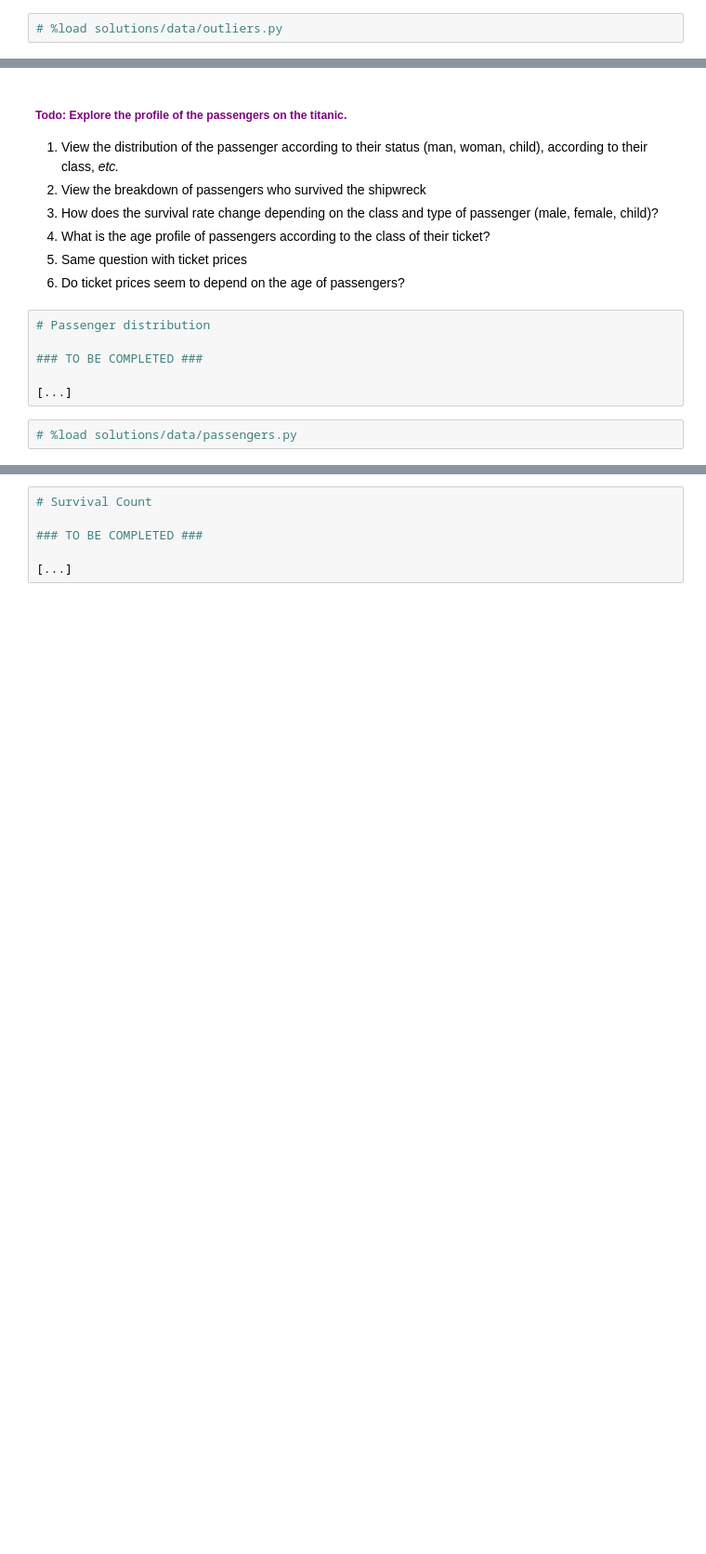
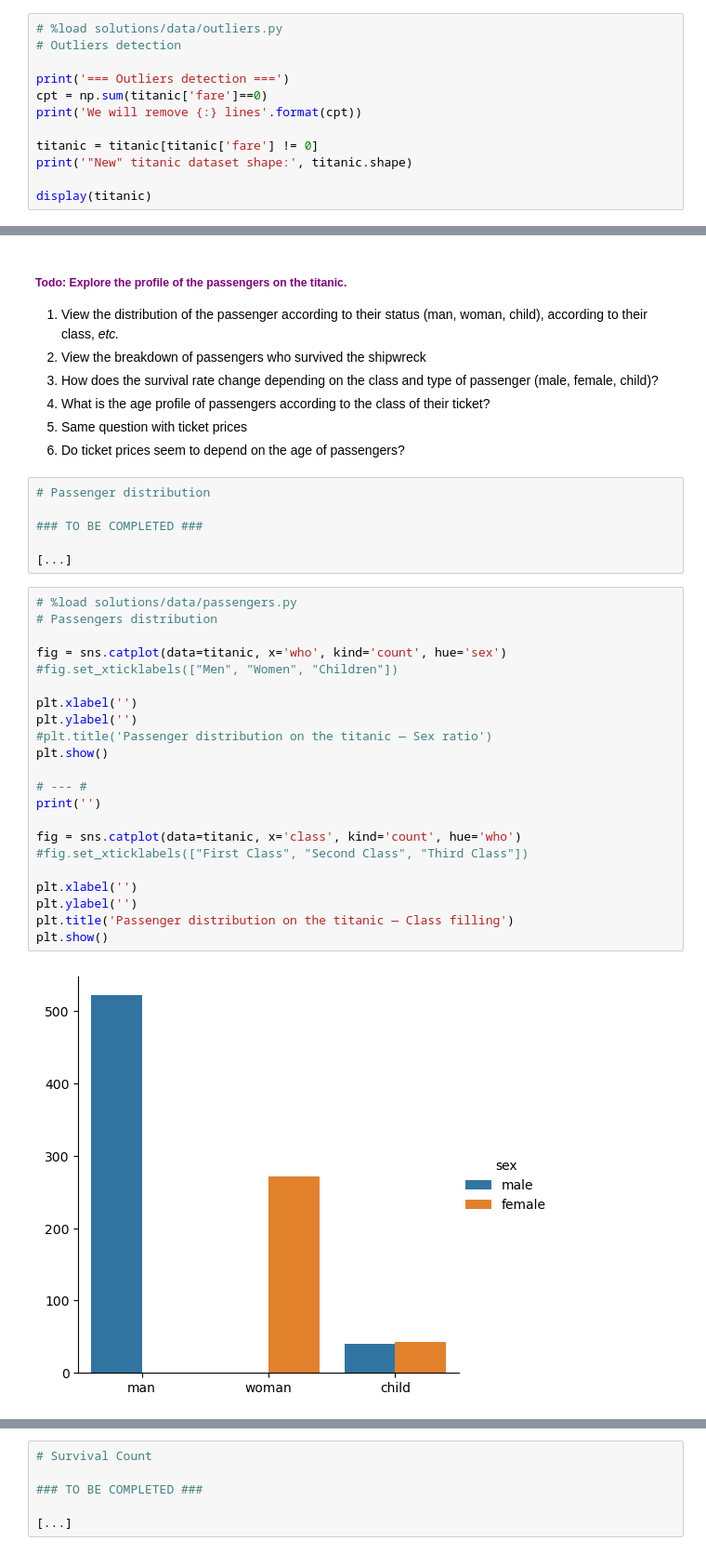
Before and after one commit to BMThi/DataAnalysis4A, a Jupyter notebook: Titanic/TP_Titanic_Python.ipynb, the cells around one changed output, grey strips where cells are left out. Shown at 93% size. Saved outputs shown, nothing was run; the diff lists cells and outputs as text; blank space fills up the shorter version.

```diff
--- a/Titanic/TP_Titanic_Python.ipynb
+++ b/Titanic/TP_Titanic_Python.ipynb
@@ -110,3 +252,13 @@ plt.show()
 [...]
 # %%
 # %load solutions/data/outliers.py
+# Outliers detection
+
+print('=== Outliers detection ===')
+cpt = np.sum(titanic['fare']==0)
+print('We will remove {:} lines'.format(cpt))
+
+titanic = titanic[titanic['fare'] != 0]
+print('"New" titanic dataset shape:', titanic.shape)
+
+display(titanic)
@@ -127,3 +296,25 @@ plt.show()
 [...]
 # %%
 # %load solutions/data/passengers.py
+# Passengers distribution
+
+fig = sns.catplot(data=titanic, x='who', kind='count', hue='sex')
+#fig.set_xticklabels(["Men", "Women", "Children"])
+
+plt.xlabel('')
+plt.ylabel('')
+#plt.title('Passenger distribution on the titanic — Sex ratio')
+plt.show()
+
+# --- #
+print('')
+
+fig = sns.catplot(data=titanic, x='class', kind='count', hue='who')
+#fig.set_xticklabels(["First Class", "Second Class", "Third Class"])
+
+plt.xlabel('')
+plt.ylabel('')
+plt.title('Passenger distribution on the titanic — Class filling')
+plt.show()
+# %% [output]
+[figure, added]
```
Also changed, not shown: parts of 32 cells of this notebook.
